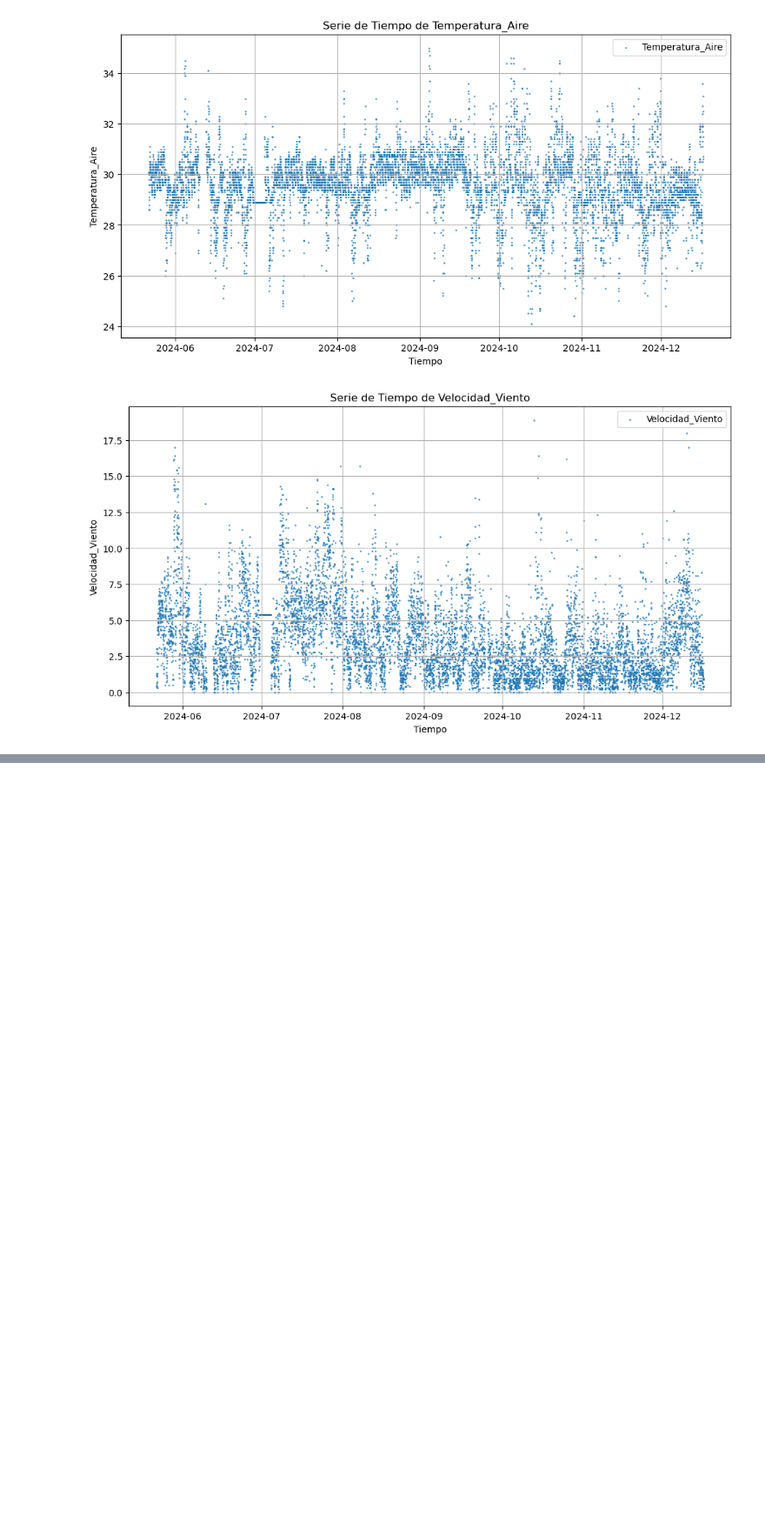
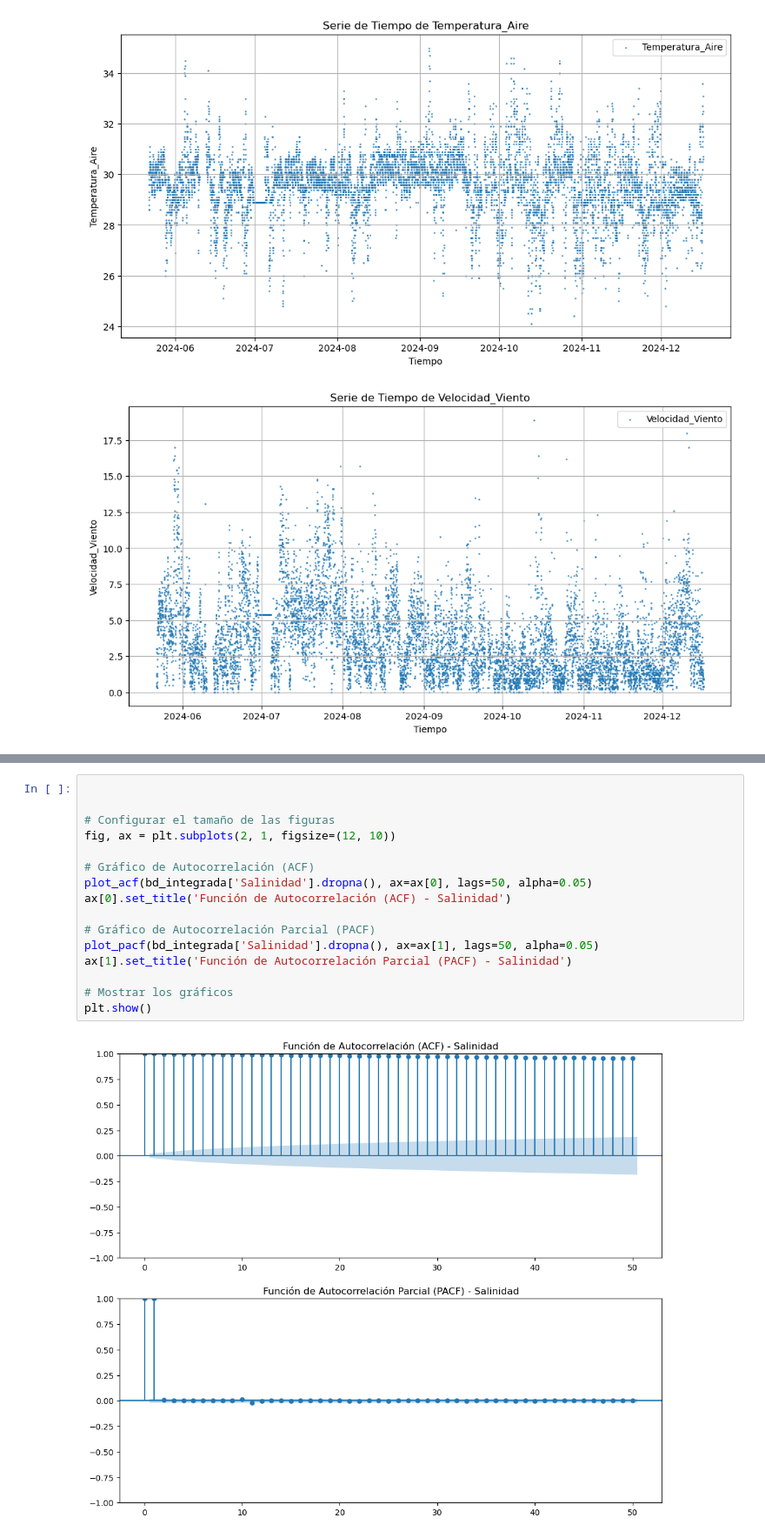
Before and after one commit to Haiber1994/pepa, a Jupyter notebook: Codigo_consultoria.ipynb, the cells around one changed output, grey strips where cells are left out. Shown at 87% size. Drawn from its saved outputs; the diff is of its cells as text; blank space fills up the shorter version.

```diff
--- a/Codigo_consultoria.ipynb
+++ b/Codigo_consultoria.ipynb
@@ -31,0 +161,18 @@ for column in bd_integrada.columns[1:]:  # Omitir la columna de tiempo
+# %%
+
+
+# Configurar el tamaño de las figuras
+fig, ax = plt.subplots(2, 1, figsize=(12, 10))
+
+# Gráfico de Autocorrelación (ACF)
+plot_acf(bd_integrada['Salinidad'].dropna(), ax=ax[0], lags=50, alpha=0.05)
+ax[0].set_title('Función de Autocorrelación (ACF) - Salinidad')
+
+# Gráfico de Autocorrelación Parcial (PACF)
+plot_pacf(bd_integrada['Salinidad'].dropna(), ax=ax[1], lags=50, alpha=0.05)
+ax[1].set_title('Función de Autocorrelación Parcial (PACF) - Salinidad')
+
+# Mostrar los gráficos
+plt.show()
+# %% [output]
+[figure, added]
```
Also changed, not shown: parts of 8 cells of this notebook.
